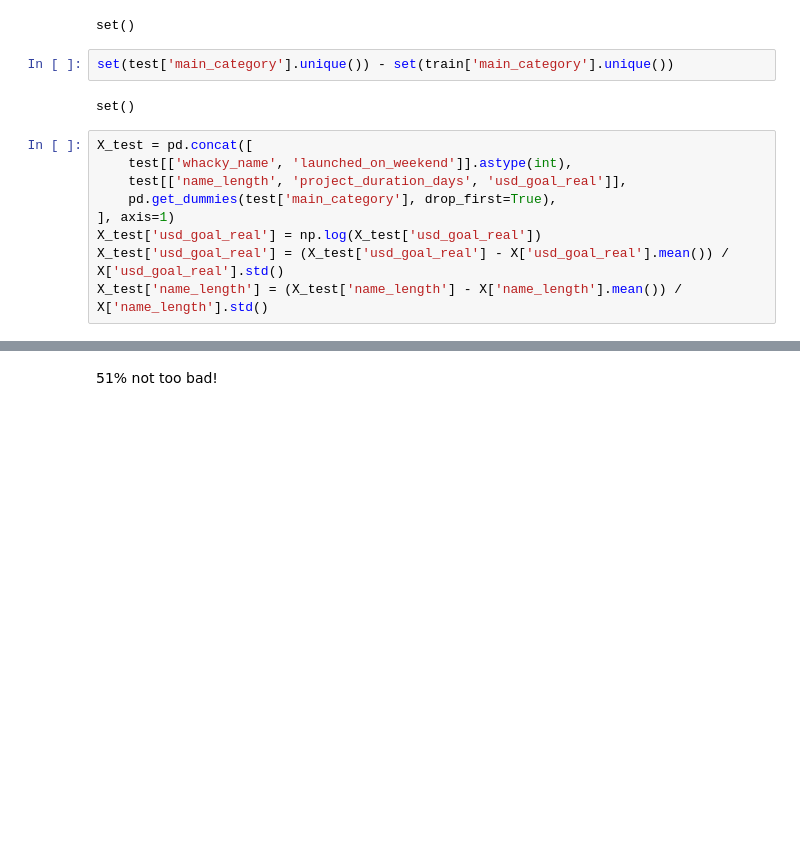
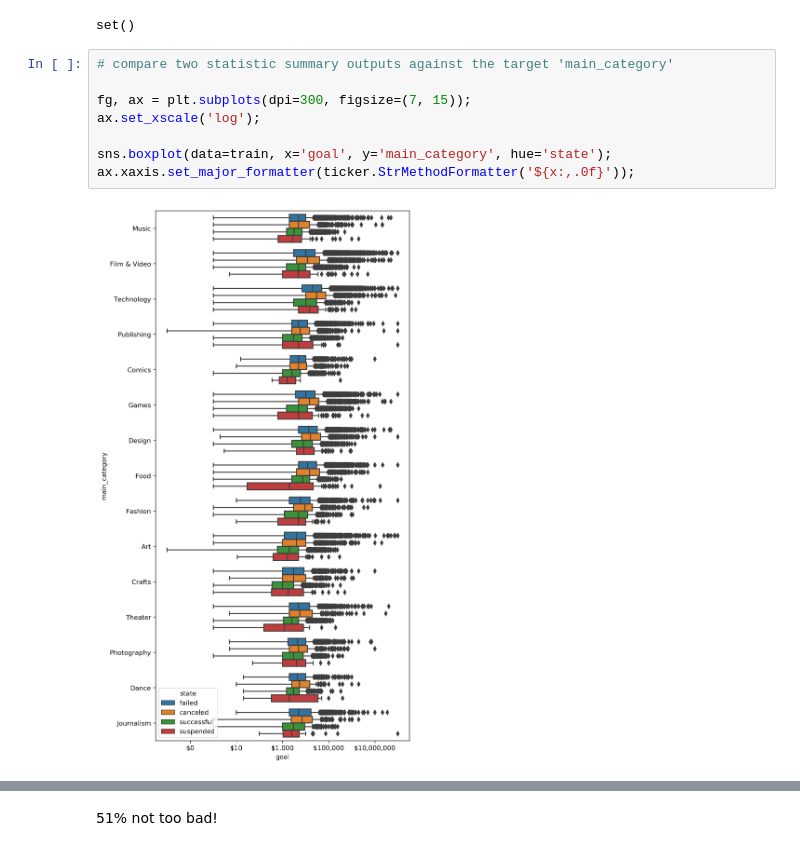
Before and after one commit to ShelyBhogal/data-science, a Jupyter notebook: 13-workshop1-classification/workshop.ipynb, the cells around one changed output, grey strips where cells are left out. Drawn from its saved outputs; the diff is of its cells as text; blank space fills up the shorter version.

```diff
--- a/13-workshop1-classification/workshop.ipynb
+++ b/13-workshop1-classification/workshop.ipynb
@@ -205,16 +205,13 @@ For categoricals, we need to check that there are no new values. The function be
 set(train['main_category'].unique()) - set(test['main_category'].unique())
 # %% [output]
 set()
-# %%
-set(test['main_category'].unique()) - set(train['main_category'].unique())
-# %% [output]
-set()
-# %%
-X_test = pd.concat([
-    test[['whacky_name', 'launched_on_weekend']].astype(int),
-    test[['name_length', 'project_duration_days', 'usd_goal_real']],
-    pd.get_dummies(test['main_category'], drop_first=True),
-], axis=1)
-X_test['usd_goal_real'] = np.log(X_test['usd_goal_real'])
-X_test['usd_goal_real'] = (X_test['usd_goal_real'] - X['usd_goal_real'].mean()) / X['usd_goal_real'].std()
-X_test['name_length'] = (X_test['name_length'] - X['name_length'].mean()) / X['name_length'].std()
+# %%
+# compare two statistic summary outputs against the target 'main_category'
+
+fg, ax = plt.subplots(dpi=300, figsize=(7, 15));
+ax.set_xscale('log');
+
+sns.boxplot(data=train, x='goal', y='main_category', hue='state');
+ax.xaxis.set_major_formatter(ticker.StrMethodFormatter('${x:,.0f}'));
+# %% [output]
+[figure, added]
```
Also changed, not shown: parts of 15 cells of this notebook.
